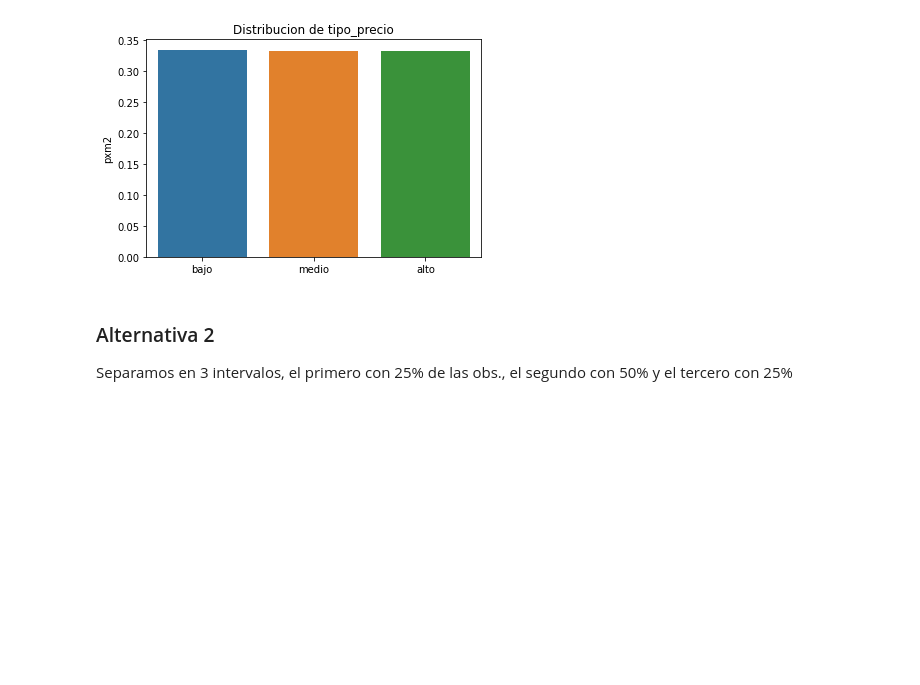
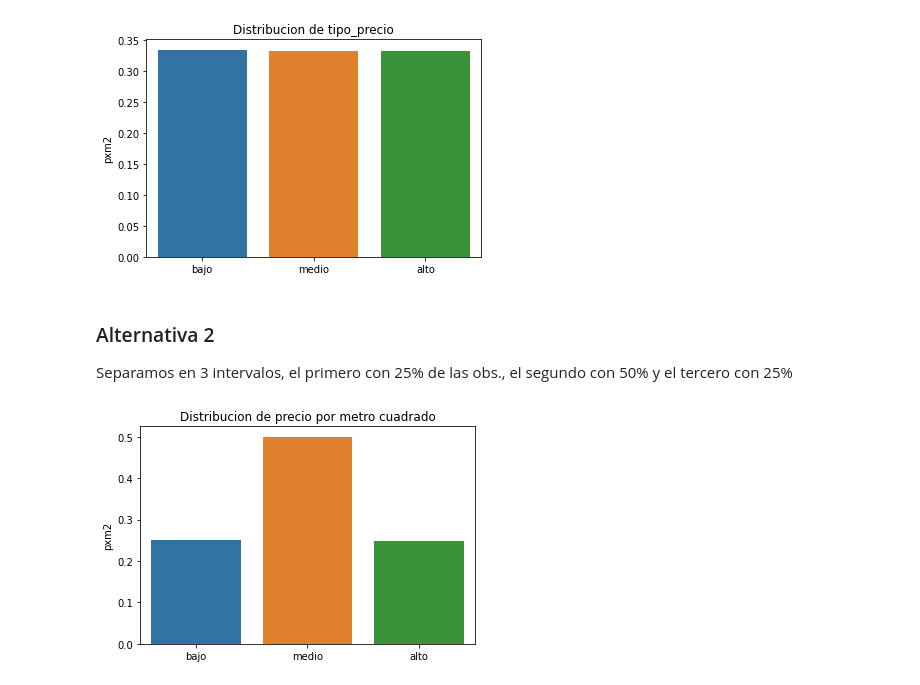
Before and after one commit to ianshih2003/datos_2022c2, a Jupyter notebook: 7506R_TP1_GRUPO08_ENTREGA.ipynb, the cells around one changed output. Saved outputs shown, nothing was run; the diff lists cells and outputs as text; code cells hidden in the pictures; blank space fills up the shorter version.

```diff
--- a/7506R_TP1_GRUPO08_ENTREGA.ipynb
+++ b/7506R_TP1_GRUPO08_ENTREGA.ipynb
@@ -2116,7 +2141,7 @@ def frec_relativa(series):
 Separamos los valores de pxm2 en 3 intervalos con igual cantidad de observaciones usando `qcut`
 # %%
 quantiles = pd.qcut(df['pxm2'], 3)
-ax = sns.barplot(data=df, x=['bajo', 'medio', 'alto'], y=frec_relativa(quantiles))
+ax = sns.barplot(data=df, x=tipos_de_precios, y=frec_relativa(quantiles))
 ax.set(title='Distribucion de tipo_precio')
 # %% [output]
 [Text(0.5, 1.0, 'Distribucion de tipo_precio')]
@@ -2125,3 +2150,13 @@ ax.set(title='Distribucion de tipo_precio')
 ### Alternativa 2
 
 Separamos en 3 intervalos, el primero con 25% de las obs., el segundo con 50% y el tercero con 25%
+# %%
+def graph_quantiles(df, title):
+    quantiles = pd.qcut(df['pxm2'], [0, .25, .75, 1])
+    ax = sns.barplot(data=df, x=tipos_de_precios, y=frec_relativa(quantiles).sort_index())
+    ax.set(title=title)
+    plt.show()
+
+graph_quantiles(df, "Distribucion de precio por metro cuadrado")
+# %% [output]
+[figure, added]
```
Also changed, not shown: parts of 9 cells of this notebook.
